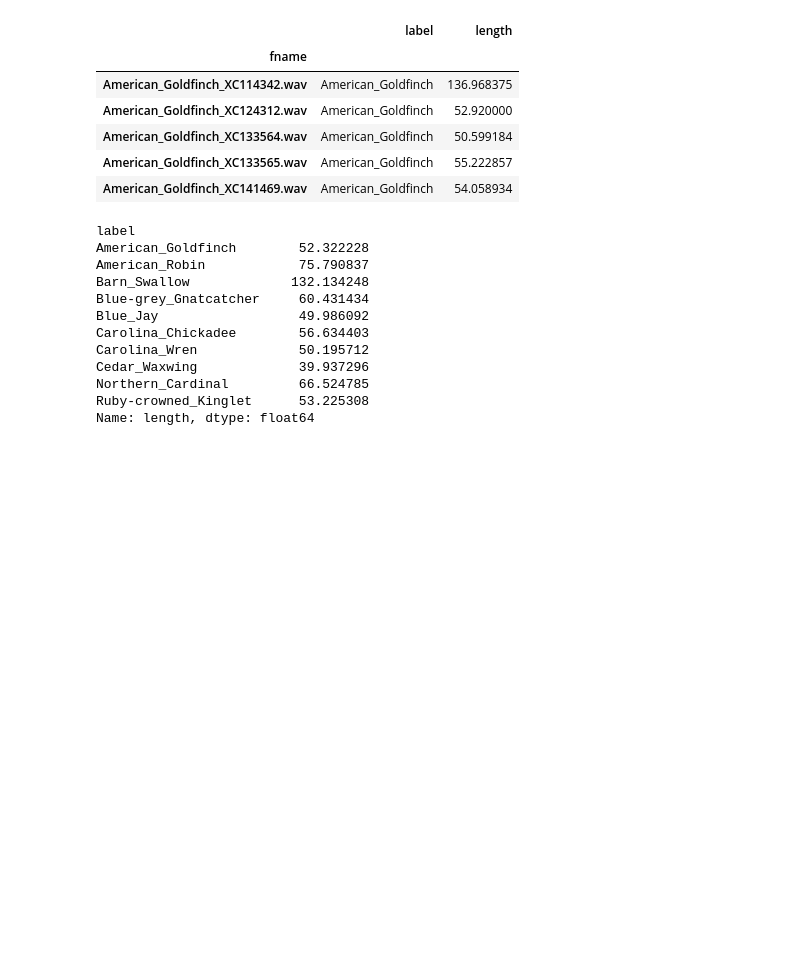
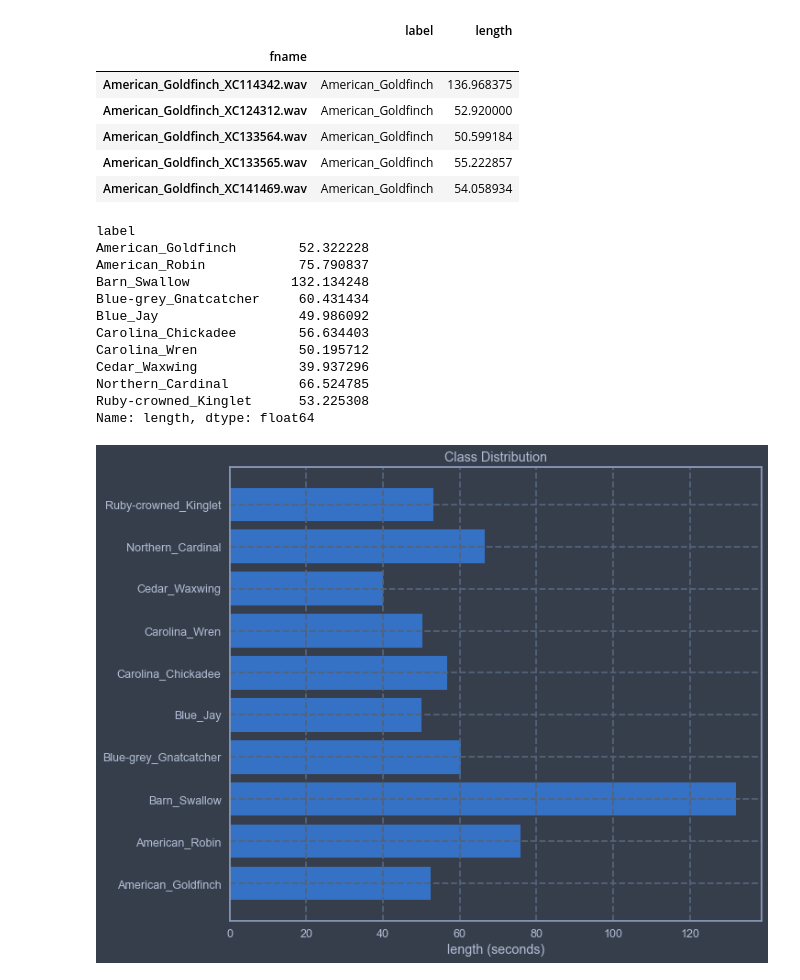
Before and after one commit to Xavier4t/Bird-Classifier, a Jupyter notebook: audio_analysis.ipynb, the cells around one changed output. Cells and saved outputs as stored; diff of their text form; code cells hidden in the pictures; blank space fills up the shorter version.

Commit message:
class distribution analsyis

```diff
--- a/audio_analysis.ipynb
+++ b/audio_analysis.ipynb
@@ -112,3 +115,14 @@ Cedar_Waxwing             39.937296
 Northern_Cardinal         66.524785
 Ruby-crowned_Kinglet      53.225308
 Name: length, dtype: float64
+# %%
+def hbarplot(data, xlabel, title):
+    fig, ax = plt.subplots()
+    ax.barh(data.index, data)
+    ax.set_xlabel(xlabel)
+    ax.set_title(title)
+    plt.show()
+# %%
+hbarplot(bird_classes_distribution, "length (seconds)", "Class Distribution")
+# %% [output]
+[figure, added]
```
Also changed, not shown: parts of 2 cells of this notebook.
